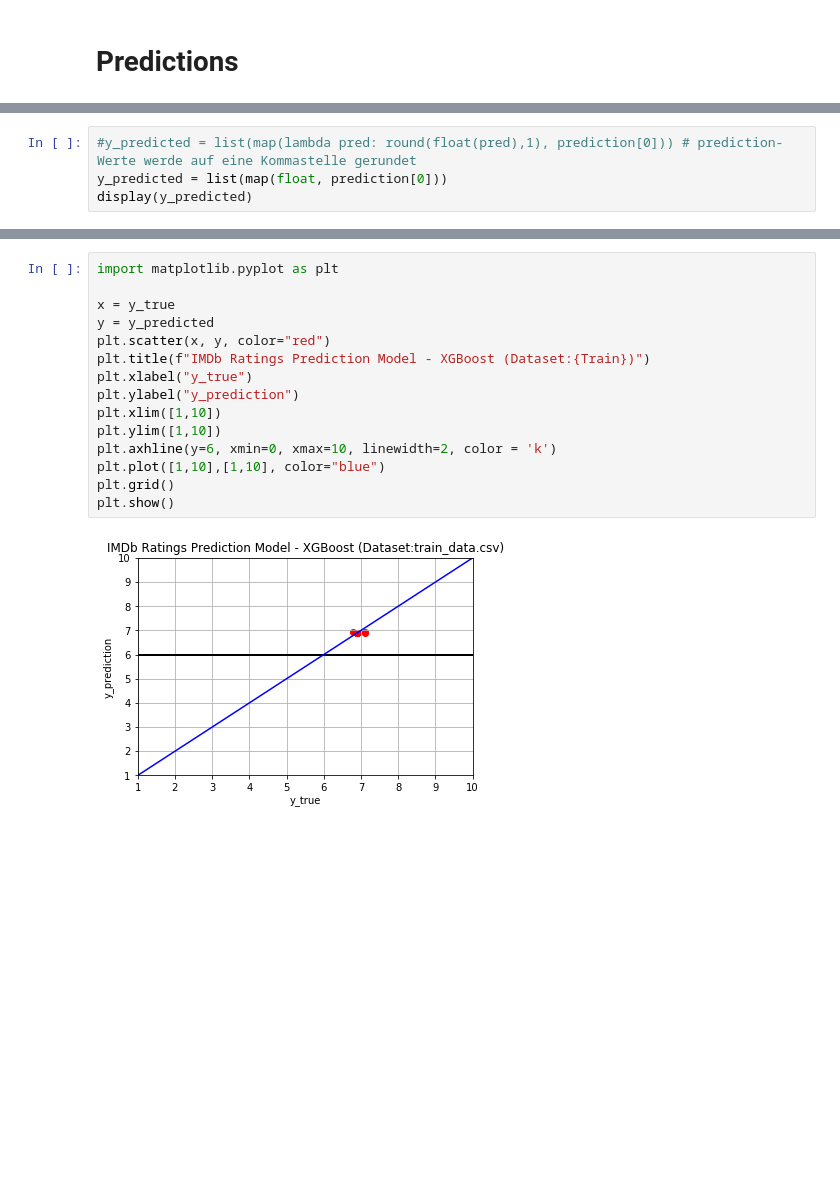
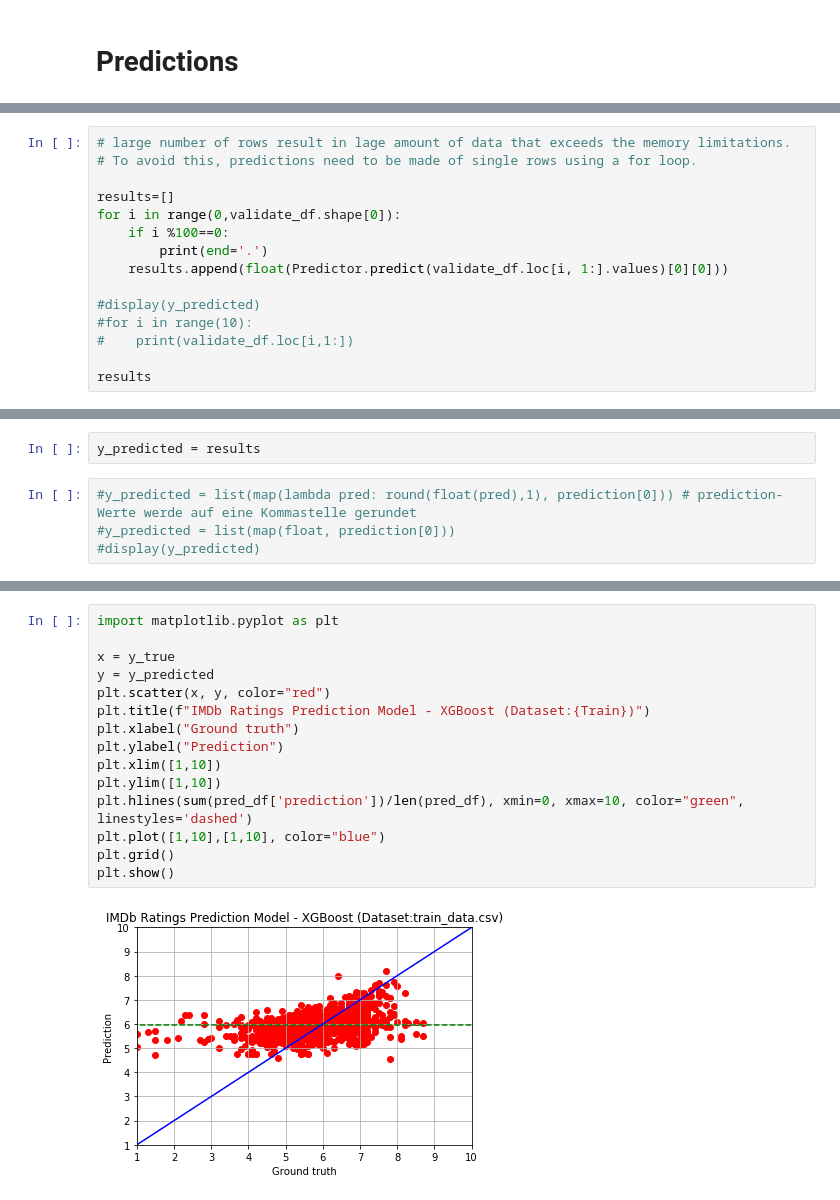
Before and after one commit to jgo-DA/Project-Movies_Team-Darmstadt, a Jupyter notebook: SageMaker model engine-XGBoost.ipynb, the cells around one changed output, grey strips where cells are left out. Saved outputs shown, nothing was run; the diff lists cells and outputs as text; blank space fills up the shorter version.

```diff
--- a/SageMaker model engine-XGBoost.ipynb
+++ b/SageMaker model engine-XGBoost.ipynb
@@ -199,0 +191,15 @@ Name: 0, Length: 429, dtype: float64
+# %%
+# large number of rows result in lage amount of data that exceeds the memory limitations.
+# To avoid this, predictions need to be made of single rows using a for loop.
+
+results=[]
+for i in range(0,validate_df.shape[0]):
+    if i %100==0:
+        print(end='.')
+    results.append(float(Predictor.predict(validate_df.loc[i, 1:].values)[0][0]))
+
+#display(y_predicted)
+#for i in range(10):
+#    print(validate_df.loc[i,1:])
+
+results
@@ -203,4 +231,6 @@ prediction = Predictor.predict(validate_df.iloc[0:, 1:].values)
+# %%
+y_predicted = results
 # %%
 #y_predicted = list(map(lambda pred: round(float(pred),1), prediction[0])) # prediction-Werte werde auf eine Kommastelle gerundet
-y_predicted = list(map(float, prediction[0]))
-display(y_predicted)
+#y_predicted = list(map(float, prediction[0]))
+#display(y_predicted)
@@ -290,17 +302,17 @@ display(pred_df.tail(10))
 # %%
 import matplotlib.pyplot as plt
 
 x = y_true
 y = y_predicted
 plt.scatter(x, y, color="red")
 plt.title(f"IMDb Ratings Prediction Model - XGBoost (Dataset:{Train})")
-plt.xlabel("y_true")
-plt.ylabel("y_prediction")
+plt.xlabel("Ground truth")
+plt.ylabel("Prediction")
 plt.xlim([1,10])
 plt.ylim([1,10])
-plt.axhline(y=6, xmin=0, xmax=10, linewidth=2, color = 'k')
+plt.hlines(sum(pred_df['prediction'])/len(pred_df), xmin=0, xmax=10, color="green", linestyles='dashed')
 plt.plot([1,10],[1,10], color="blue")
 plt.grid()
 plt.show()
 # %% [output]
-[figure, old version]
+[figure, new version]
```
Also changed, not shown: parts of 23 cells of this notebook, 1 other file.
